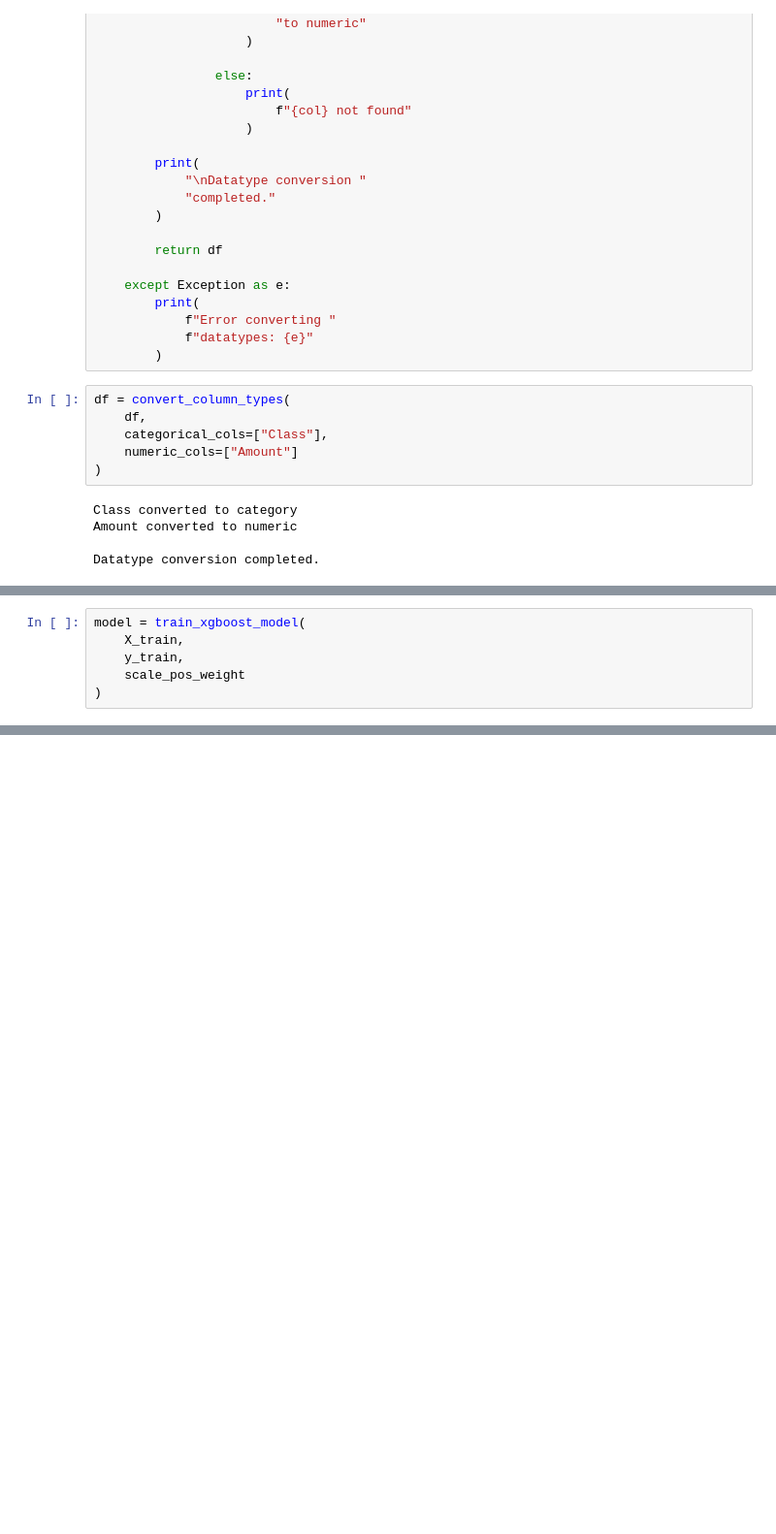
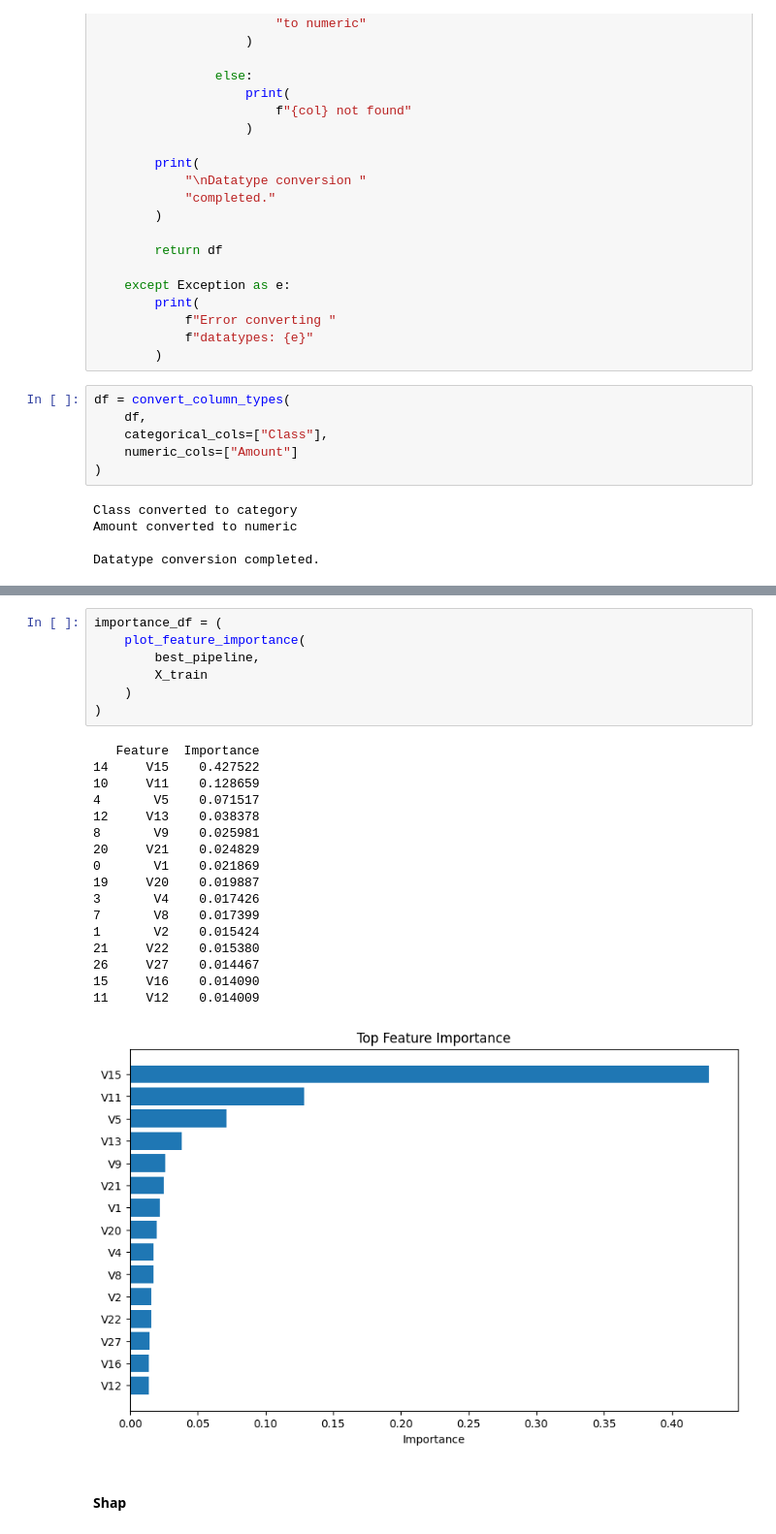
Before and after one commit to HAllenT420/Credit_Card, a Jupyter notebook: notebook/experiments.ipynb, the cells around one changed output, grey strips where cells are left out. Shown at 97% size. Saved outputs shown, nothing was run; the diff lists cells and outputs as text; blank space fills up the shorter version.

```diff
--- a/notebook/experiments.ipynb
+++ b/notebook/experiments.ipynb
@@ -892,6 +651,0 @@ def train_xgboost_model(
-# %%
-model = train_xgboost_model(
-    X_train,
-    y_train,
-    scale_pos_weight
-)
@@ -1113,0 +1396,27 @@ ROC-AUC:
+# %%
+importance_df = (
+    plot_feature_importance(
+        best_pipeline,
+        X_train
+    )
+)
+# %% [output]
+   Feature  Importance
+14     V15    0.427522
+10     V11    0.128659
+4       V5    0.071517
+12     V13    0.038378
+8       V9    0.025981
+20     V21    0.024829
+0       V1    0.021869
+19     V20    0.019887
+3       V4    0.017426
+7       V8    0.017399
+1       V2    0.015424
+21     V22    0.015380
+26     V27    0.014467
+15     V16    0.014090
+11     V12    0.014009
+[figure, added]
+# %% [markdown]
+#### Shap
```
Also changed, not shown: parts of 52 cells of this notebook, 4 other files.
